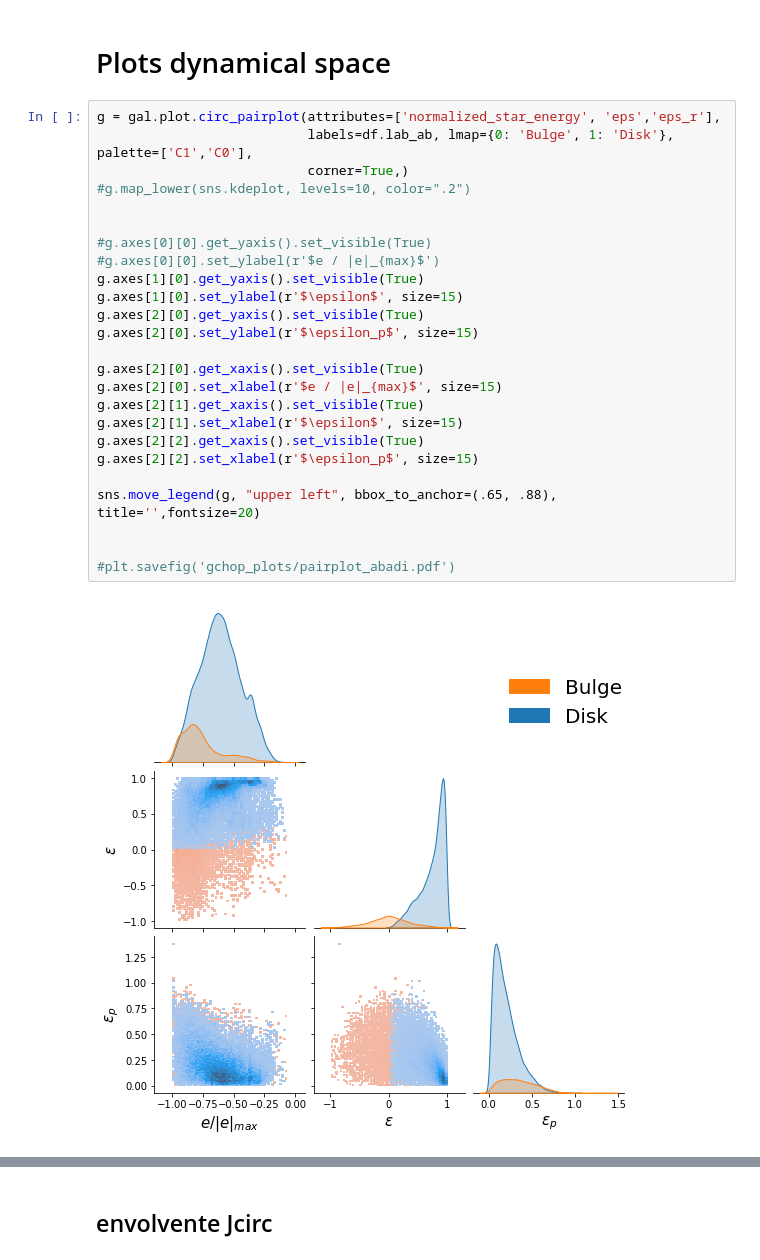
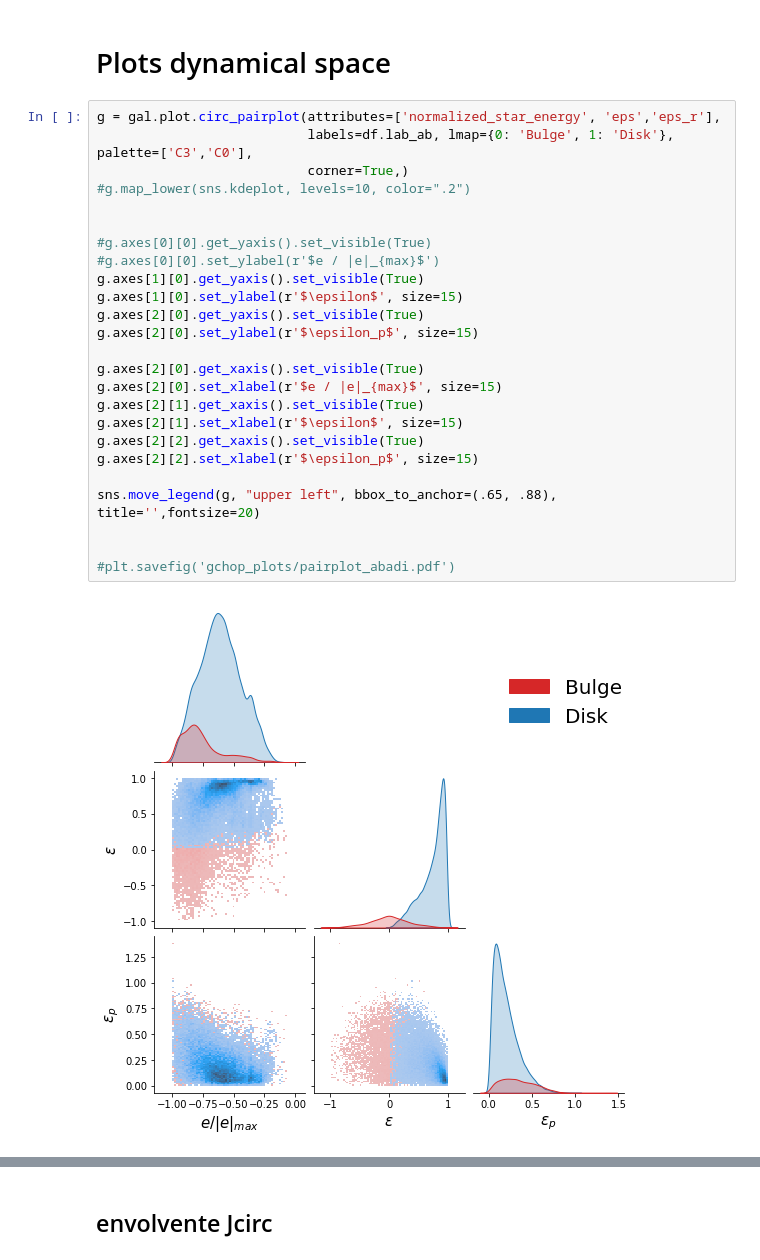
Before and after one commit to antotaverna/gchop_paper, a Jupyter notebook: circ_plots.ipynb, the cells around one changed output, grey strips where cells are left out. Drawn from its saved outputs; the diff is of its cells as text.

```diff
--- a/circ_plots.ipynb
+++ b/circ_plots.ipynb
@@ -95,31 +83,31 @@ df
 # Plots dynamical space
 # %%
 g = gal.plot.circ_pairplot(attributes=['normalized_star_energy', 'eps','eps_r'],
-                           labels=df.lab_ab, lmap={0: 'Bulge', 1: 'Disk'}, palette=['C1','C0'],
+                           labels=df.lab_ab, lmap={0: 'Bulge', 1: 'Disk'}, palette=['C3','C0'],
                            corner=True,)
 #g.map_lower(sns.kdeplot, levels=10, color=".2")
 
 
 #g.axes[0][0].get_yaxis().set_visible(True)
 #g.axes[0][0].set_ylabel(r'$e / |e|_{max}$')
 g.axes[1][0].get_yaxis().set_visible(True)
 g.axes[1][0].set_ylabel(r'$\epsilon$', size=15)
 g.axes[2][0].get_yaxis().set_visible(True)
 g.axes[2][0].set_ylabel(r'$\epsilon_p$', size=15)
 
 g.axes[2][0].get_xaxis().set_visible(True)
 g.axes[2][0].set_xlabel(r'$e / |e|_{max}$', size=15)
 g.axes[2][1].get_xaxis().set_visible(True)
 g.axes[2][1].set_xlabel(r'$\epsilon$', size=15)
 g.axes[2][2].get_xaxis().set_visible(True)
 g.axes[2][2].set_xlabel(r'$\epsilon_p$', size=15)
 
 sns.move_legend(g, "upper left", bbox_to_anchor=(.65, .88), title='',fontsize=20)
 
 
 #plt.savefig('gchop_plots/pairplot_abadi.pdf')
 # %% [output]
-[figure, old version]
+[figure, new version]
 # %%
 g = gal.plot.circ_pairplot(attributes=['eps','eps_r'],labels=df.lab_gmm, lmap={0: 'Bulge', 1: 'Disk'})
 #g.map_lower(sns.kdeplot, levels=3, color=".2")
```
Also changed, not shown: parts of 7 cells of this notebook, 10 other files.
